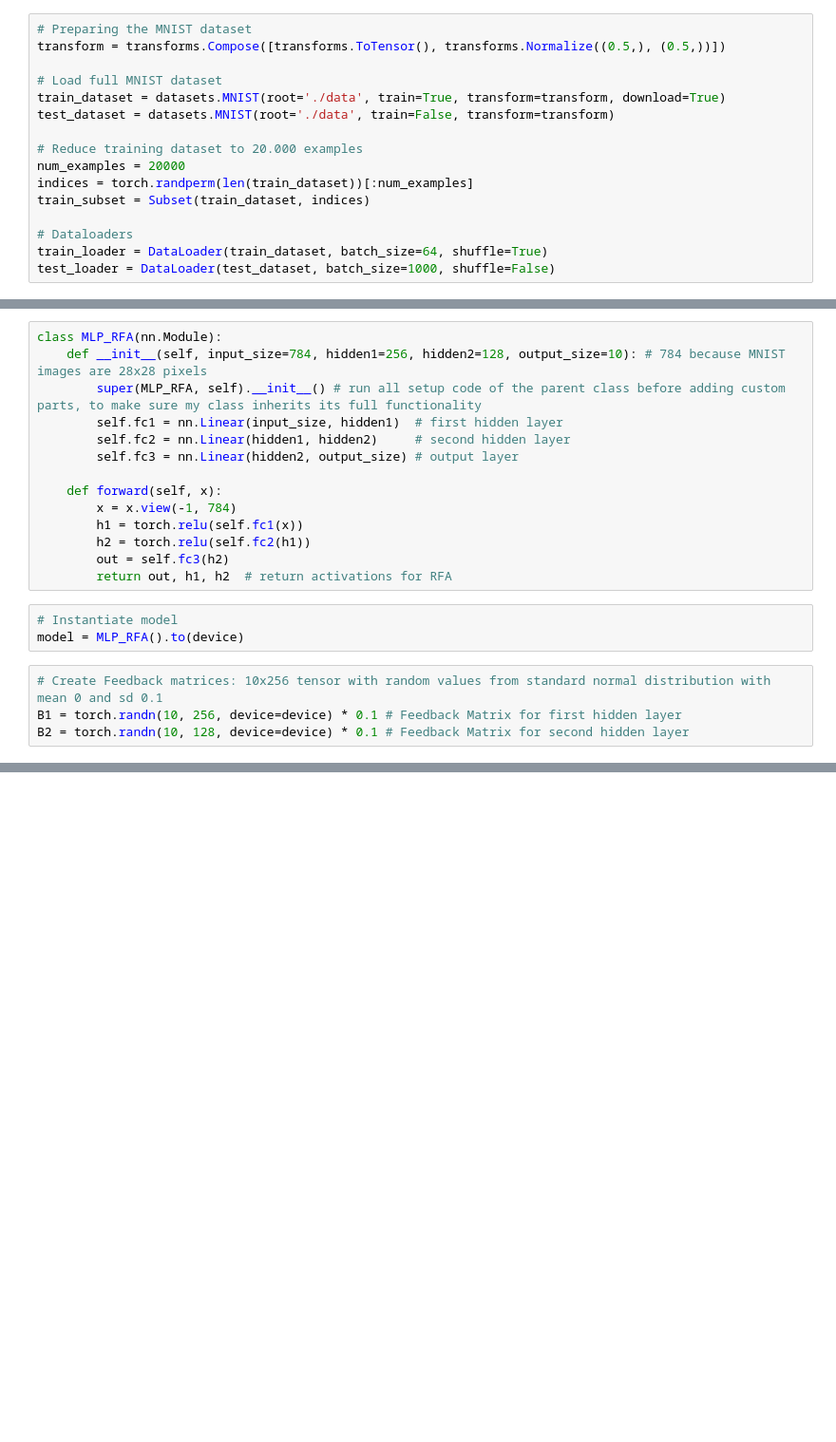
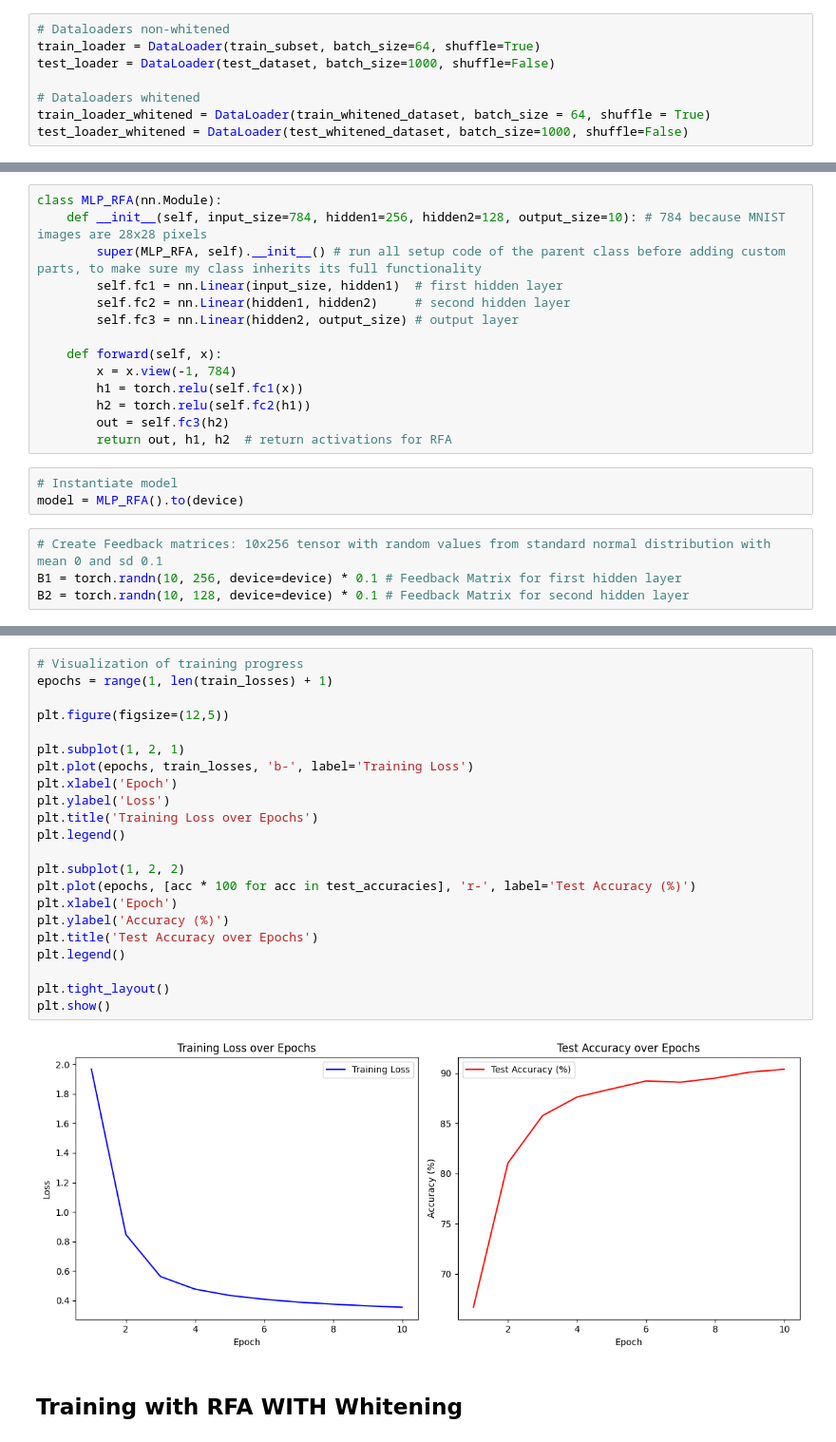
Before and after one commit to freemeerkat/NIP_Final_Project, a Jupyter notebook: main.ipynb, the cells around one changed output, grey strips where cells are left out. Shown at 95% size. Cells and saved outputs as stored; diff of their text form; blank space fills up the shorter version.

Commit message:
Added Whitening and Visualizations

```diff
--- a/main.ipynb
+++ b/main.ipynb
@@ -11,16 +73,8 @@ device = torch.device('cuda' if torch.cuda.is_available() else 'cpu')
 # %%
-# Preparing the MNIST dataset
-transform = transforms.Compose([transforms.ToTensor(), transforms.Normalize((0.5,), (0.5,))])
+# Dataloaders non-whitened
+train_loader = DataLoader(train_subset, batch_size=64, shuffle=True)
+test_loader = DataLoader(test_dataset, batch_size=1000, shuffle=False)
 
-# Load full MNIST dataset
-train_dataset = datasets.MNIST(root='./data', train=True, transform=transform, download=True)
-test_dataset = datasets.MNIST(root='./data', train=False, transform=transform)
-
-# Reduce training dataset to 20.000 examples
-num_examples = 20000
-indices = torch.randperm(len(train_dataset))[:num_examples]
-train_subset = Subset(train_dataset, indices)
-
-# Dataloaders
-train_loader = DataLoader(train_dataset, batch_size=64, shuffle=True)
-test_loader = DataLoader(test_dataset, batch_size=1000, shuffle=False)
+# Dataloaders whitened
+train_loader_whitened = DataLoader(train_whitened_dataset, batch_size = 64, shuffle = True)
+test_loader_whitened = DataLoader(test_whitened_dataset, batch_size=1000, shuffle=False)
@@ -103,0 +201,26 @@ Epoch 5, Loss: 0.3634
+# %%
+# Visualization of training progress
+epochs = range(1, len(train_losses) + 1)
+
+plt.figure(figsize=(12,5))
+
+plt.subplot(1, 2, 1)
+plt.plot(epochs, train_losses, 'b-', label='Training Loss')
+plt.xlabel('Epoch')
+plt.ylabel('Loss')
+plt.title('Training Loss over Epochs')
+plt.legend()
+
+plt.subplot(1, 2, 2)
+plt.plot(epochs, [acc * 100 for acc in test_accuracies], 'r-', label='Test Accuracy (%)')
+plt.xlabel('Epoch')
+plt.ylabel('Accuracy (%)')
+plt.title('Test Accuracy over Epochs')
+plt.legend()
+
+plt.tight_layout()
+plt.show()
+# %% [output]
+[figure, added]
+# %% [markdown]
+## Training with RFA WITH Whitening
```
Also changed, not shown: parts of 13 cells of this notebook.
